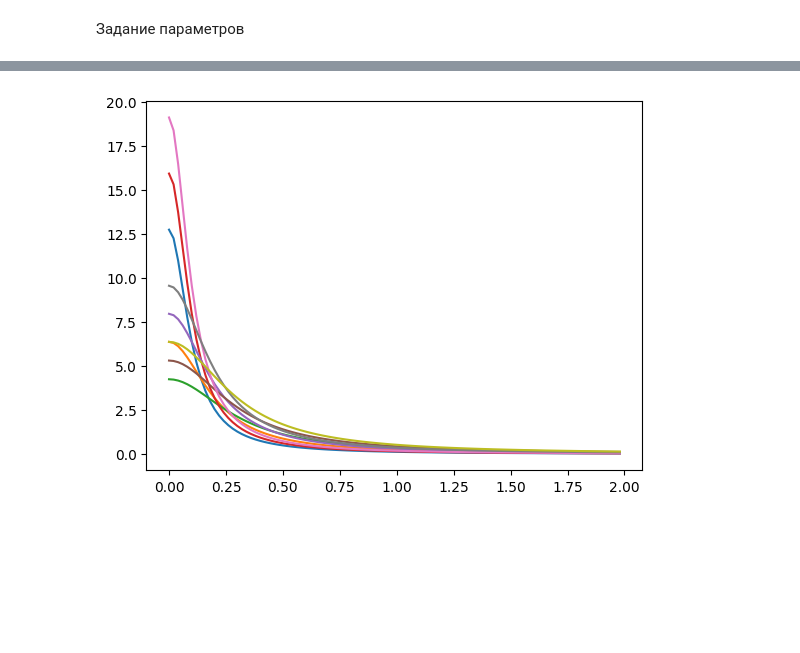
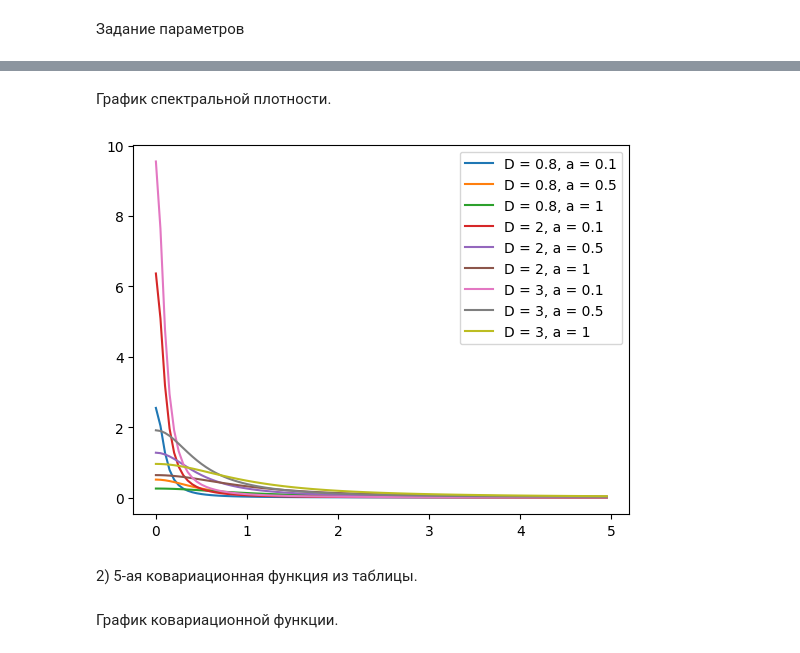
Before and after one commit to feelitbreak/data-analysis, a Jupyter notebook: lab2/mmda2.ipynb, the cells around one changed output, grey strips where cells are left out. Cells and saved outputs as stored; diff of their text form; code cells hidden in the pictures; blank space fills up the shorter version.

```diff
--- a/lab2/mmda2.ipynb
+++ b/lab2/mmda2.ipynb
@@ -25,7 +23,9 @@ def S_2(l, D, a, b):
 Задание параметров
 # %%
 length = 100
-h = range(0,100)
-a = [0.1, 0.2, 0.3]
-D = [4, 5, 6]
+t = np.arange(0, length)
+l  = np.arange(0, 5, 5 / length)
+param_n = 3
+a = [0.1, 0.5, 1]
+D = [0.8, 2, 3]
 b = [0.1, 0.2, 0.3]
@@ -42,7 +49,0 @@ for j in range(3):
-# %%
-cum_1 = [0.] * length
-for j in range(3):
-        for k in range(3):
-            for i in range(100):
-                cum_1[i] = Cum_1(i, D[j], a[k])
-            plt.plot(h, cum_1)
@@ -50,0 +52,11 @@ for j in range(3):
+# %%
+semivar_1 = [0.] * length
+for d_x in D:
+        for a_x in a:
+            for i in range(length):
+                semivar_1[i] = Semivar_1(i, d_x, a_x)
+
+            plt.plot(t, semivar_1, label = f'D = {d_x}, a = {a_x}')
+
+plt.legend()
+plt.show()
@@ -51,14 +65,21 @@ for j in range(3):
+# %% [markdown]
+График спектральной плотности.
 # %%
 s_1 = [0.] * length
-s = [0.] * length
-cum_1 = [0.] * length
-for j in range(3):
-        for k in range(3):
-            for i in range(100):
-                s[i] = i/50
-                s_1[i] = S_1(s[i], D[j], a[k])
-            plt.plot(s, s_1)
+for d_x in D:
+        for a_x in a:
+            for i in range(length):
+                s_1[i] = S_1(l[i], d_x, a_x)
+
+            plt.plot(l, s_1, label = f'D = {d_x}, a = {a_x}')
+
+plt.legend()
+plt.show()
 # %% [output]
-[figure, old version]
+[figure, new version]
+# %% [markdown]
+2\) 5-ая ковариационная функция из таблицы.
+# %% [markdown]
+График ковариационной функции.
 # %%
 r_2 = [0.] * length
```
Also changed, not shown: parts of 17 cells of this notebook.
